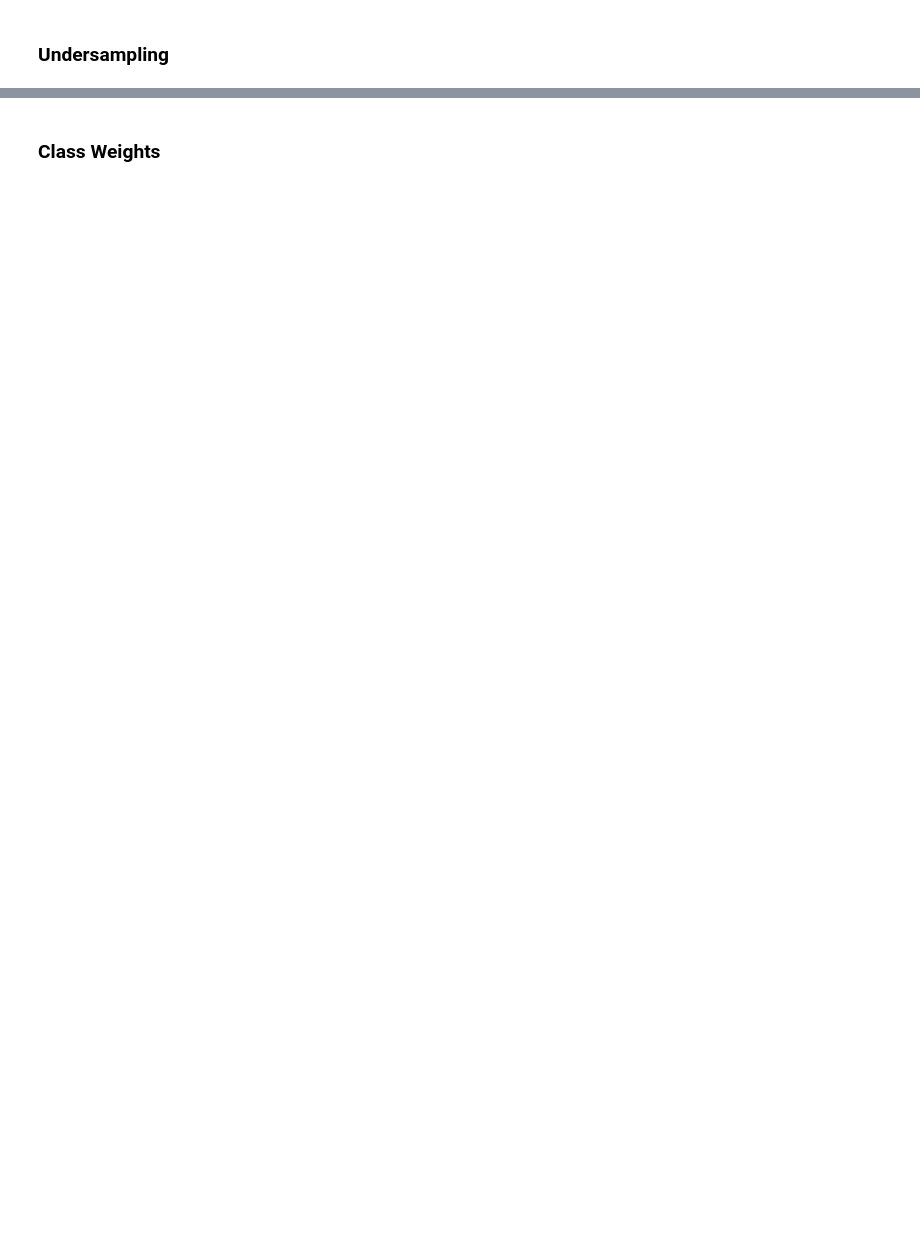
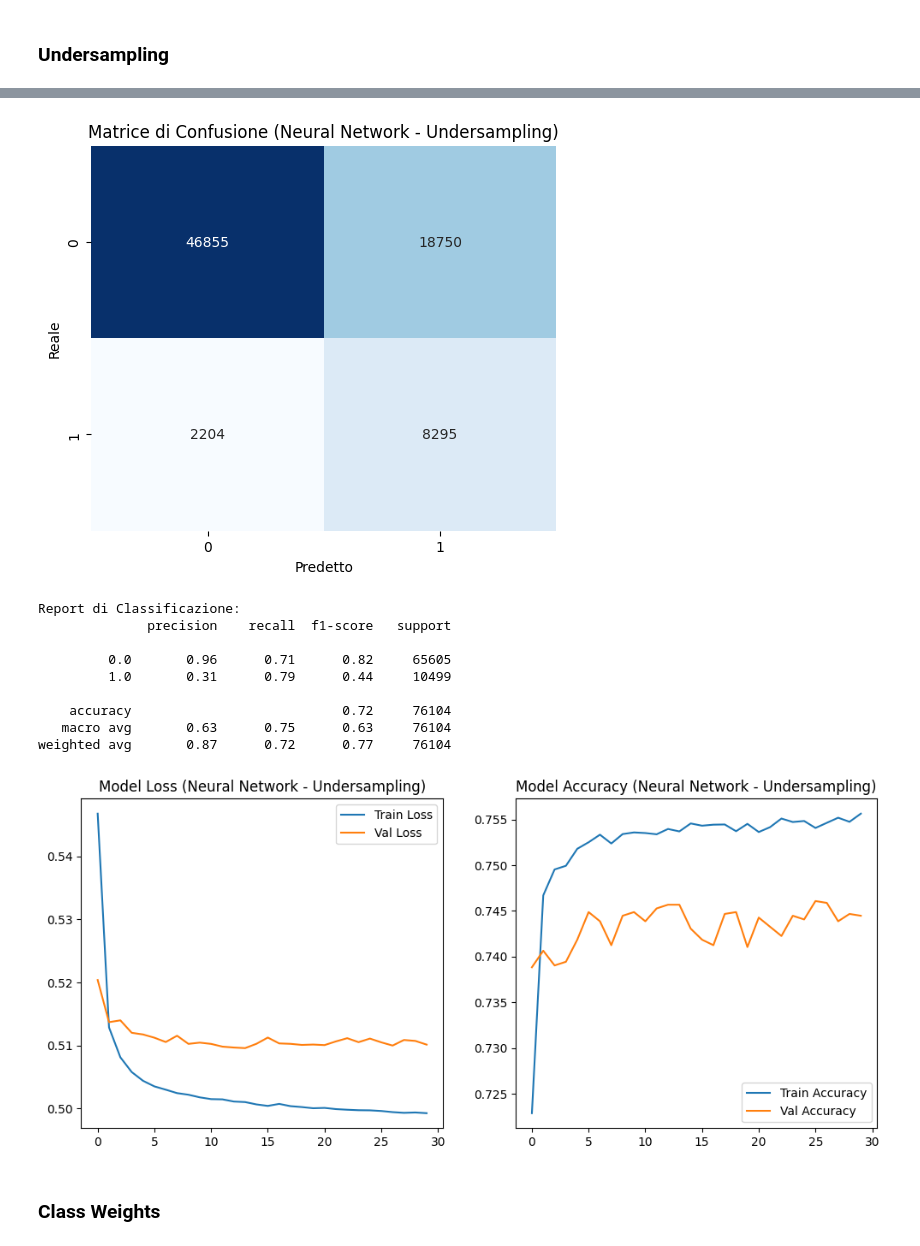
Before and after one commit to mbroglio/ML_25_26, a Jupyter notebook: ML_Project.ipynb, the cells around one changed output, grey strips where cells are left out. Drawn from its saved outputs; the diff is of its cells as text; code cells hidden in the pictures; blank space fills up the shorter version.

```diff
--- a/ML_Project.ipynb
+++ b/ML_Project.ipynb
@@ -384,12 +401,13 @@ model_pca_under = Sequential()
 model_pca_under.add(Dense(16, input_shape=(FEATURES_NUMBER,), activation="relu"))
 model_pca_under.add(Dense(1, activation="sigmoid"))
 
-model_pca_under.compile(loss="binary_crossentropy", optimizer="adam", metrics=["accuracy"])
+model_pca_under.compile(
+    loss="binary_crossentropy", optimizer="adam", metrics=["accuracy"]
+)
 
 # 4. Addestramento
 history_pca_under = model_pca_under.fit(
-    X_train_bal, y_train_bal, epochs=30, batch_size=64,
-    verbose=1, validation_split=0.1
+    X_train_bal, y_train_bal, epochs=30, batch_size=64, verbose=1, validation_split=0.1
 )
 # %% [output]
 Distribuzione classi nel Training Set bilanciato:
@@ -425,3 +433,10 @@ weighted avg       0.87      0.72      0.76     76104
 # %%
 # 5. Valutazione
-evaluate_and_plot(model_pca_under, X_test, y_test, history_pca_under, title_suffix="Neural Network - Undersampling")
+evaluate_and_plot(
+    model_pca_under,
+    X_test,
+    y_test,
+    history_pca_under,
+    title_suffix="Neural Network - Undersampling",
+)
+# %% [output]
@@ -428,3 +445,14 @@ evaluate_and_plot(model_pca_under, X_test, y_test, history_pca_under, title_suff
+[figure, added]
+Report di Classificazione:
+              precision    recall  f1-score   support
+
+         0.0       0.96      0.71      0.82     65605
+         1.0       0.31      0.79      0.44     10499
+
+    accuracy                           0.72     76104
+   macro avg       0.63      0.75      0.63     76104
+weighted avg       0.87      0.72      0.77     76104
+[figure, added]
 # %% [markdown]
 ### Class Weights
 # %%
```
Also changed, not shown: parts of 20 cells of this notebook.
